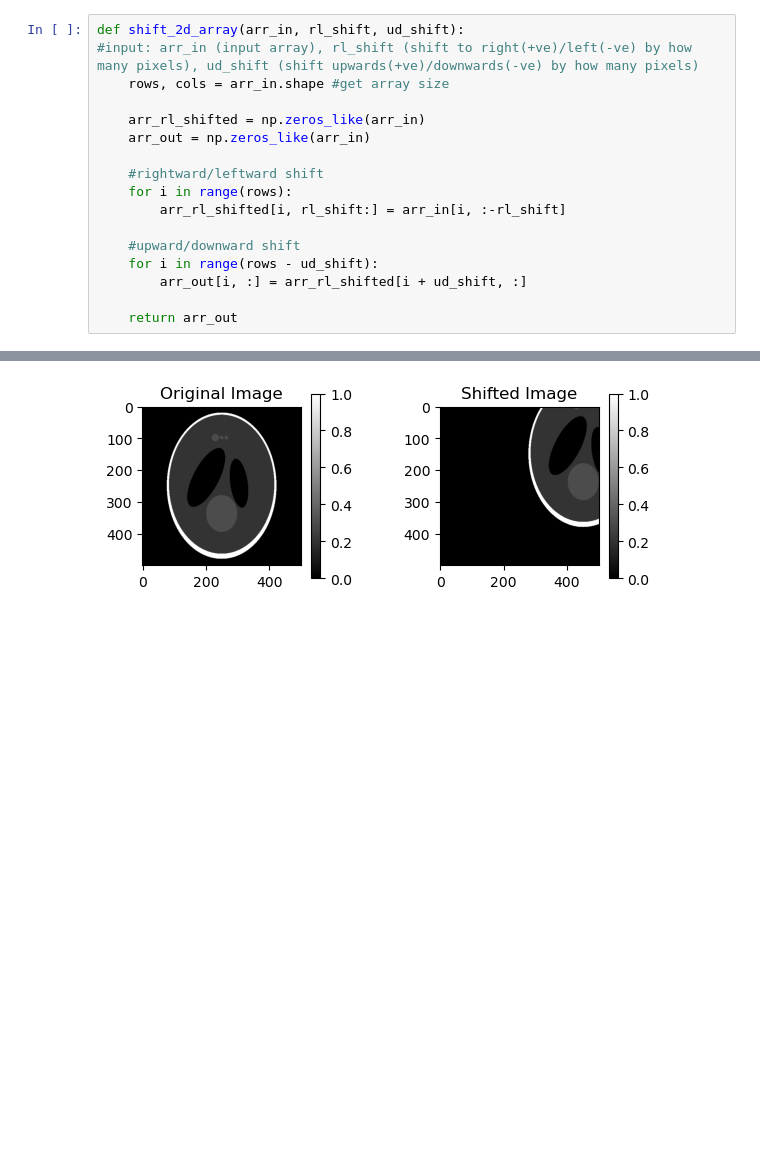
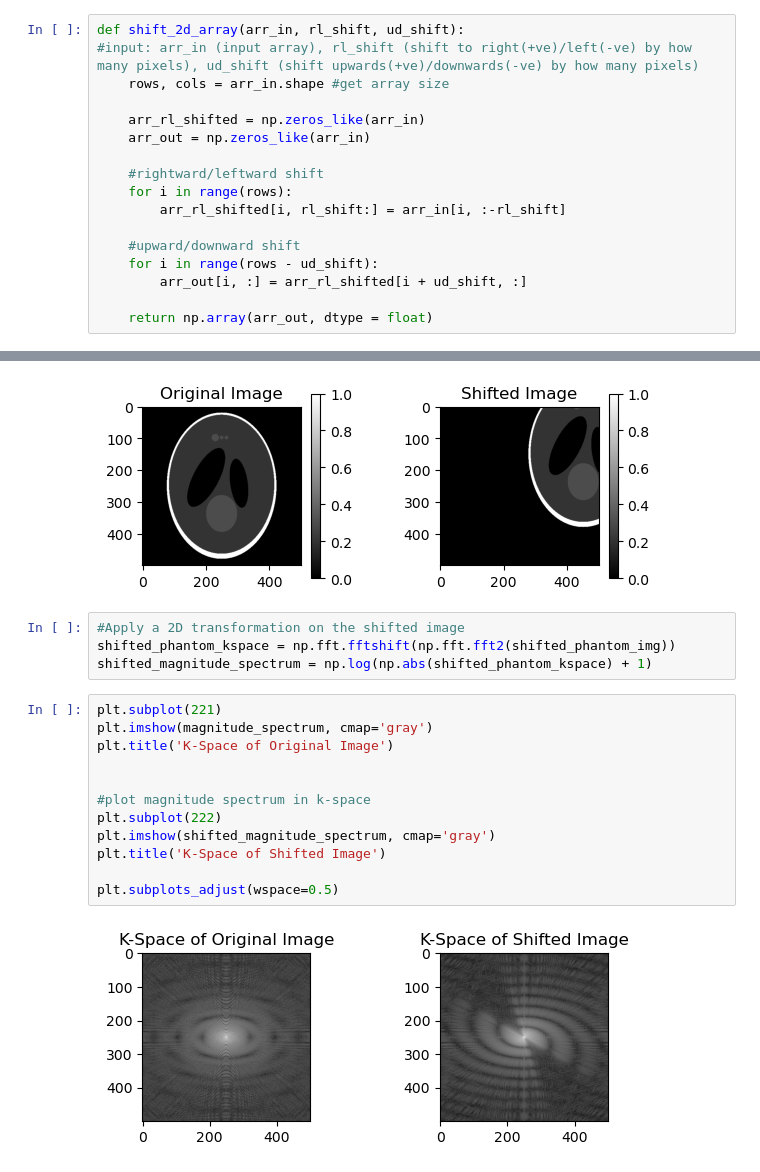
Before and after one commit to ellieYD/MRI_Flow_Motion_Correction, a Jupyter notebook: PhantomSimulation.ipynb, the cells around one changed output, grey strips where cells are left out. Saved outputs shown, nothing was run; the diff lists cells and outputs as text; blank space fills up the shorter version.

Commit message:
Phantom simulation of motion

```diff
--- a/PhantomSimulation.ipynb
+++ b/PhantomSimulation.ipynb
@@ -27,7 +27,7 @@ def shift_2d_array(arr_in, rl_shift, ud_shift):
     for i in range(rows - ud_shift):
         arr_out[i, :] = arr_rl_shifted[i + ud_shift, :]
 
-    return arr_out
+    return np.array(arr_out, dtype = float)
 # %%
 #create 500*500 phantom image
 phantom_img = sp.shepp_logan([500,500], float)
@@ -73,3 +73,21 @@ plt.show
 # %% [output]
 <function matplotlib.pyplot.show(close=None, block=None)>
 [figure]
+# %%
+#Apply a 2D transformation on the shifted image
+shifted_phantom_kspace = np.fft.fftshift(np.fft.fft2(shifted_phantom_img))
+shifted_magnitude_spectrum = np.log(np.abs(shifted_phantom_kspace) + 1)
+# %%
+plt.subplot(221)
+plt.imshow(magnitude_spectrum, cmap='gray')
+plt.title('K-Space of Original Image')
+
+
+#plot magnitude spectrum in k-space
+plt.subplot(222)
+plt.imshow(shifted_magnitude_spectrum, cmap='gray')
+plt.title('K-Space of Shifted Image')
+
+plt.subplots_adjust(wspace=0.5)
+# %% [output]
+[figure, added]
```
